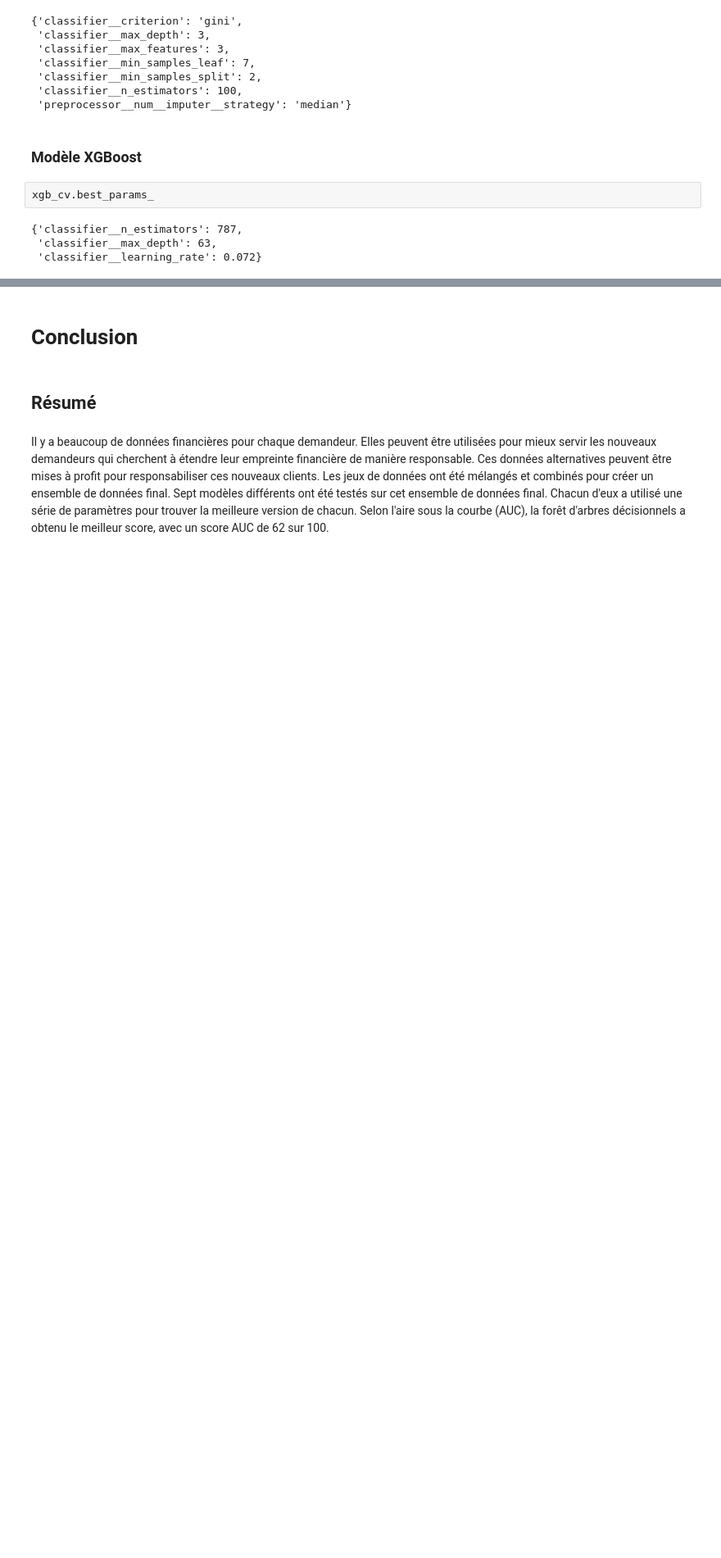
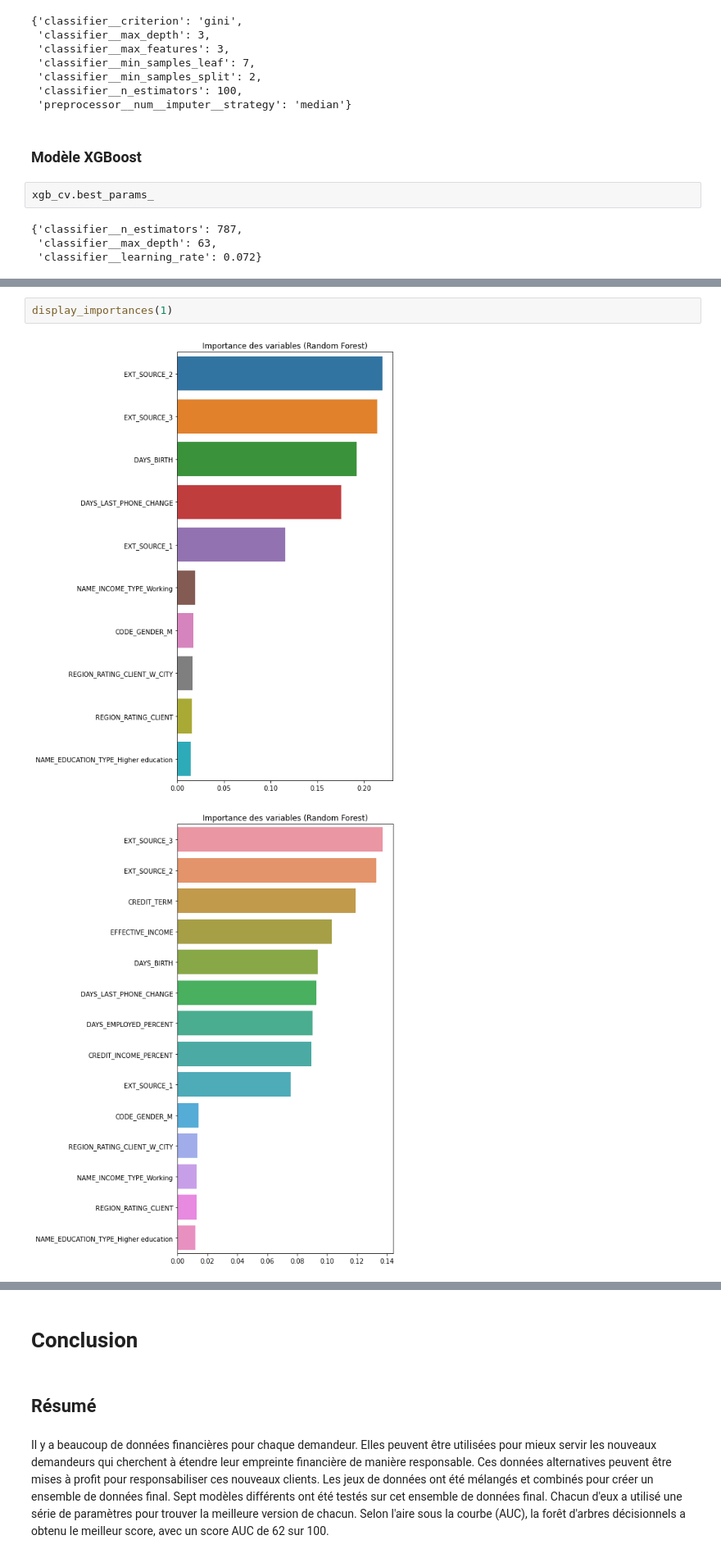
Before and after one commit to Abdess/pret-a-depenser, a Jupyter notebook: P4_01_notebook.ipynb, the cells around one changed output, grey strips where cells are left out. Shown at 82% size. Drawn from its saved outputs; the diff is of its cells as text; blank space fills up the shorter version.

```diff
--- a/P4_01_notebook.ipynb
+++ b/P4_01_notebook.ipynb
@@ -4250,0 +4165,5 @@ xgb_cv.best_params_
+# %%
+display_importances(1)
+# %% [output]
+[figure, added]
+[figure, added]
```
Also changed, not shown: parts of 36 cells of this notebook, 1 other file.
